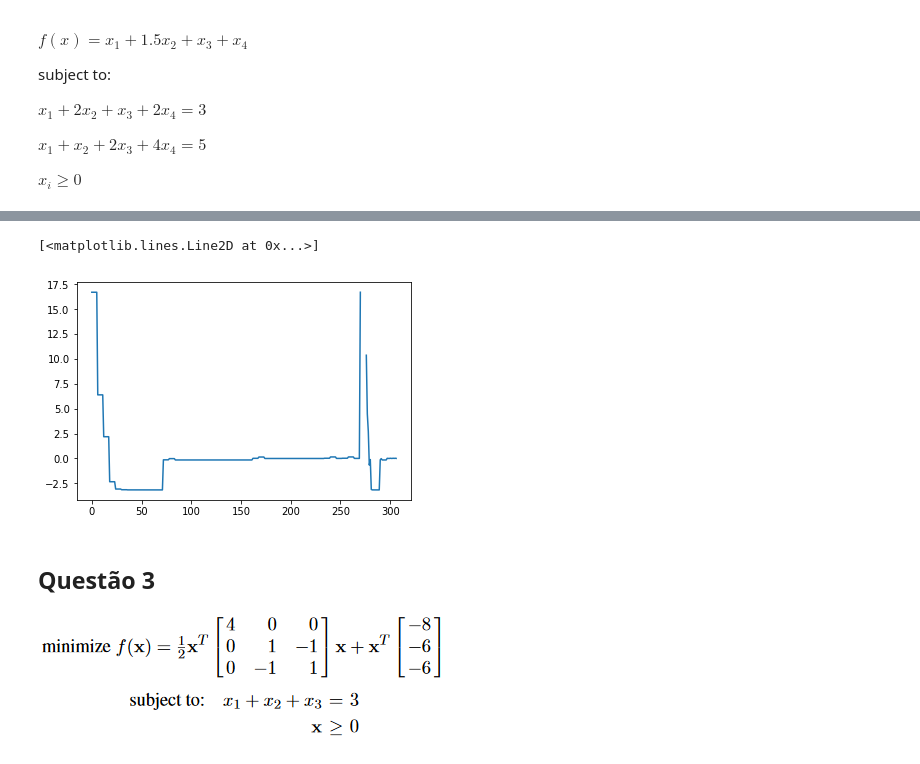
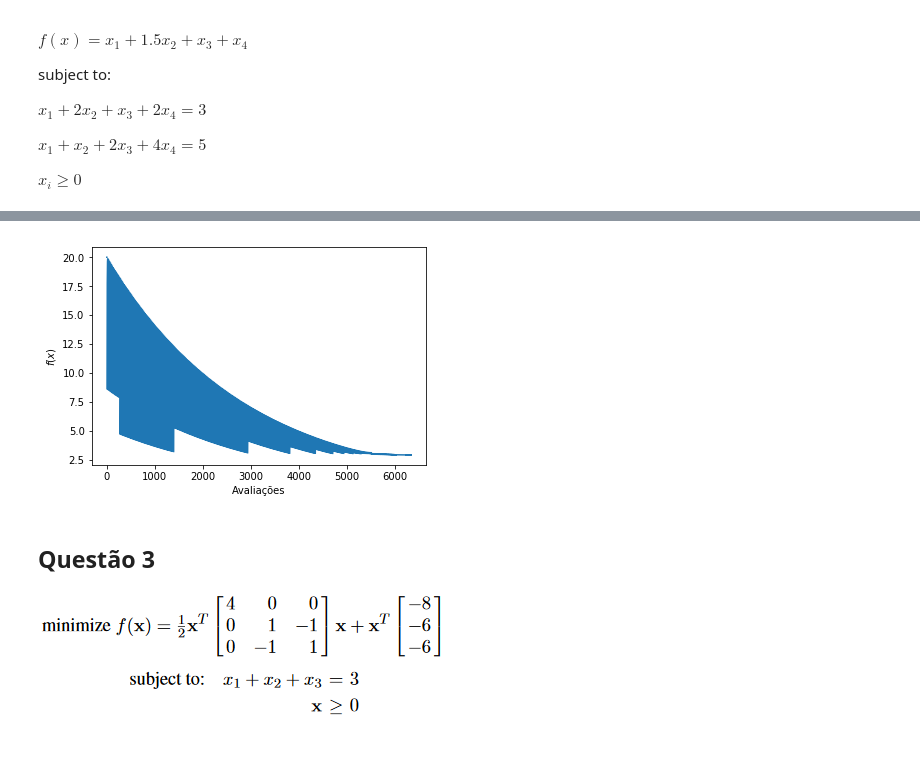
Before and after one commit to crucis/ConvexOptimization, a Jupyter notebook: Exercises/Lista4/Lista4.ipynb, the cells around one changed output, grey strips where cells are left out. Cells and saved outputs as stored; diff of their text form; code cells hidden in the pictures.

```diff
--- a/Exercises/Lista4/Lista4.ipynb
+++ b/Exercises/Lista4/Lista4.ipynb
@@ -104,2 +104,0 @@ print(res)
-# %%
-UnconstrainProblem(f_obj, initial_x, QuasiNewtonAlgorithm).find_min()
@@ -110,0 +107,7 @@ UnconstrainProblem(f_obj, initial_x, QuasiNewtonAlgorithm).find_min()
+# %%
+f_obj = functionObj(f_x, iqc=ineq)
+UnconstrainProblem(f_obj, initial_x, BasicNewtonAlgorithm,
+                   line_search_optimizer=BacktrackingLineSearch).find_min()
+print('fun: ', f_obj._func_with_no_constraints(np.array(f_obj.best_x)))
+print('x: ', f_obj.best_x)
+print('nfev: ', f_obj.nevals)
@@ -111,9 +124,11 @@ UnconstrainProblem(f_obj, initial_x, QuasiNewtonAlgorithm).find_min()
 # %%
 import matplotlib.pyplot as plt
 plt.plot(f_obj.all_evals)
+plt.xlabel('Avaliações')
+plt.ylabel('$f(x)$')
+plt.show()
 # %% [output]
-[<matplotlib.lines.Line2D at 0x...>]
-[figure, old version]
+[figure, new version]
 # %% [markdown]
 ## Questão 3
 ![image.png](attachment:image.png)
```
Also changed, not shown: parts of 38 cells of this notebook, 3 other files.
